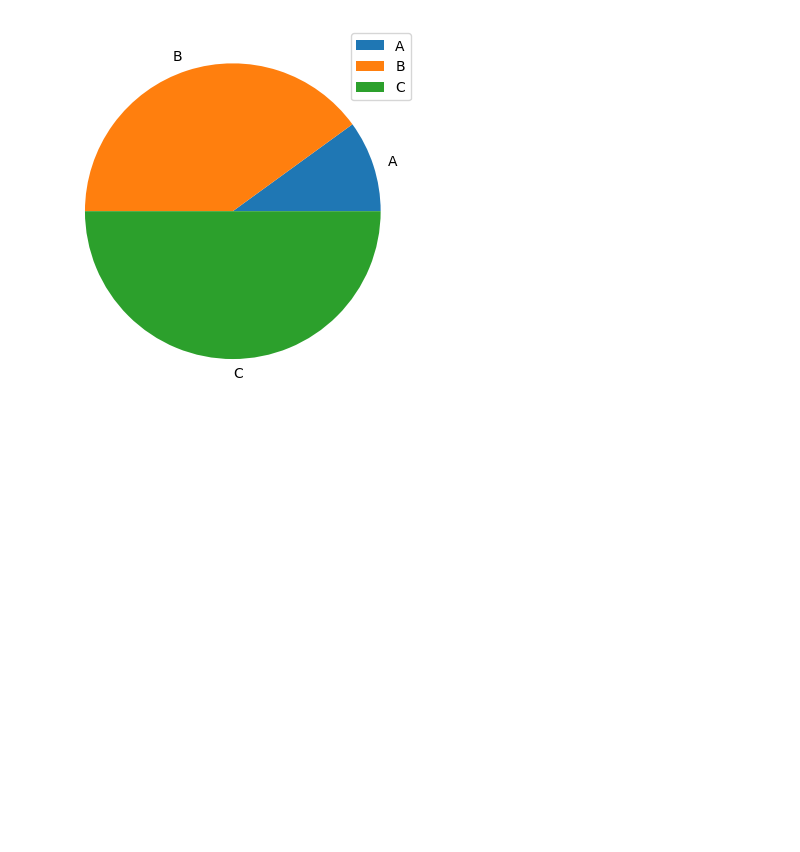
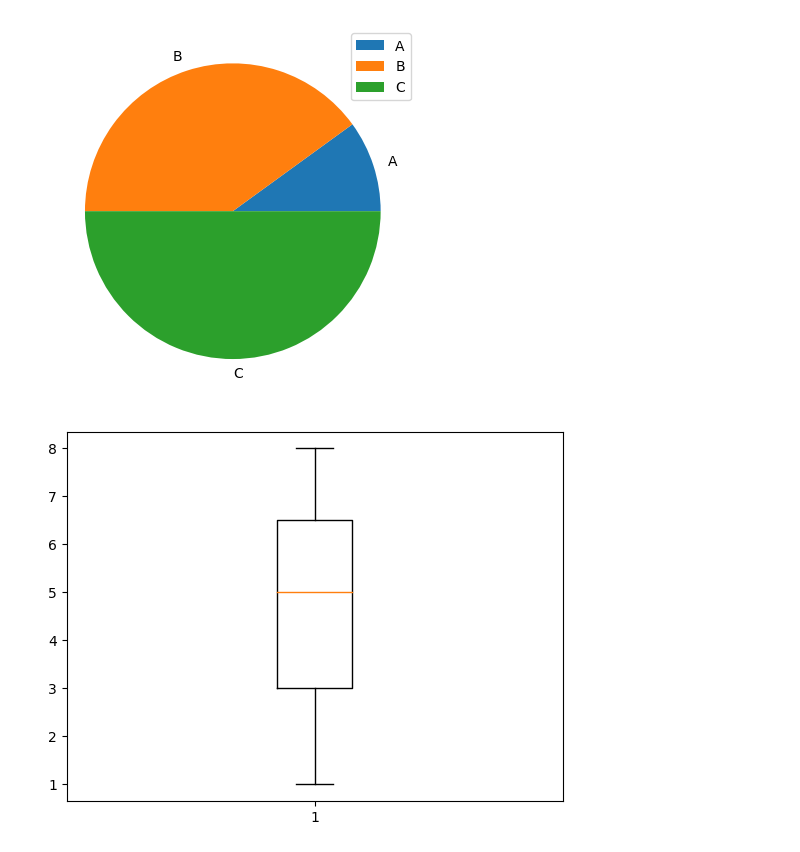
Before and after one commit to AliMukhtar081/python-learning, a Jupyter notebook: lab/visulization/visulaize.ipynb, the cells around one changed output. Cells and saved outputs as stored; diff of their text form; code cells hidden in the pictures; blank space fills up the shorter version.

```diff
--- a/lab/visulization/visulaize.ipynb
+++ b/lab/visulization/visulaize.ipynb
@@ -61,2 +61,8 @@ plt.show()
 # %% [output]
 [figure]
+# %%
+xarray=np.array([1,2,4,5,6,7,8])
+plt.boxplot(xarray)
+plt.show()
+# %% [output]
+[figure, added]
```
Also changed, not shown: parts of 1 cell of this notebook, 1 other file.
